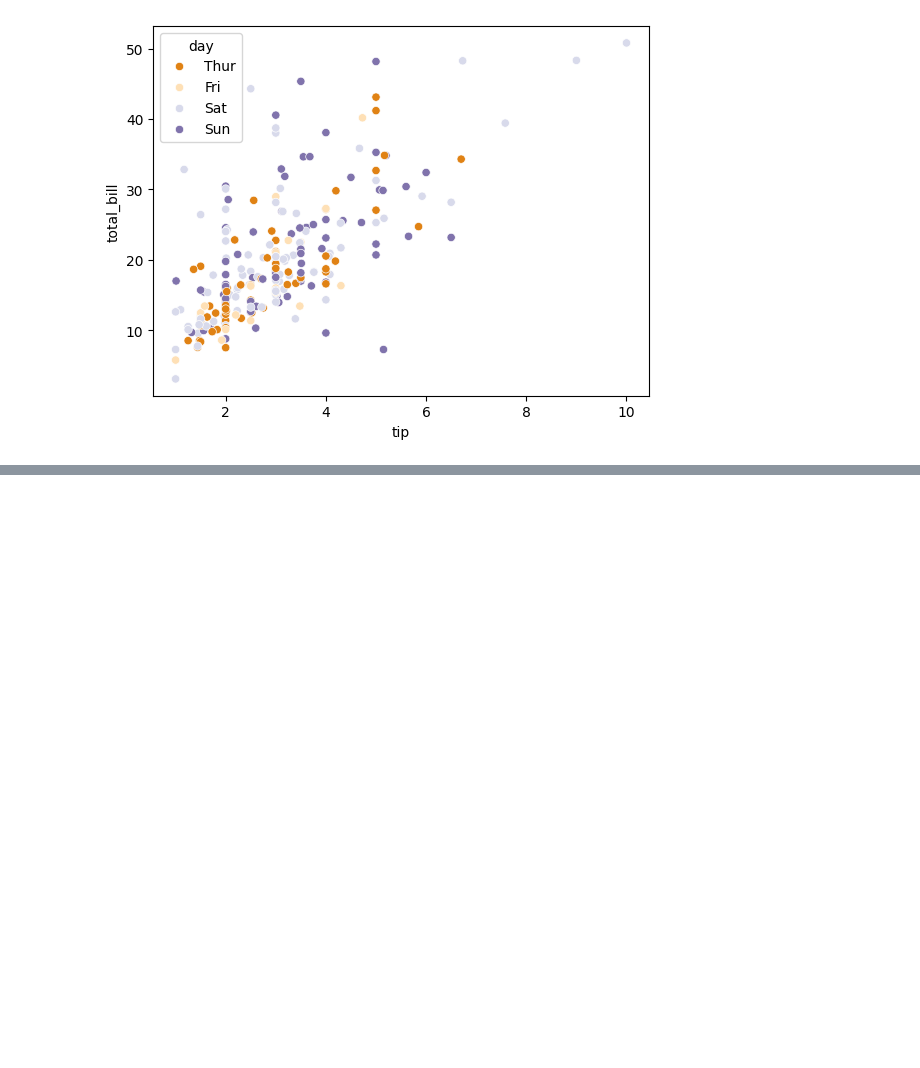
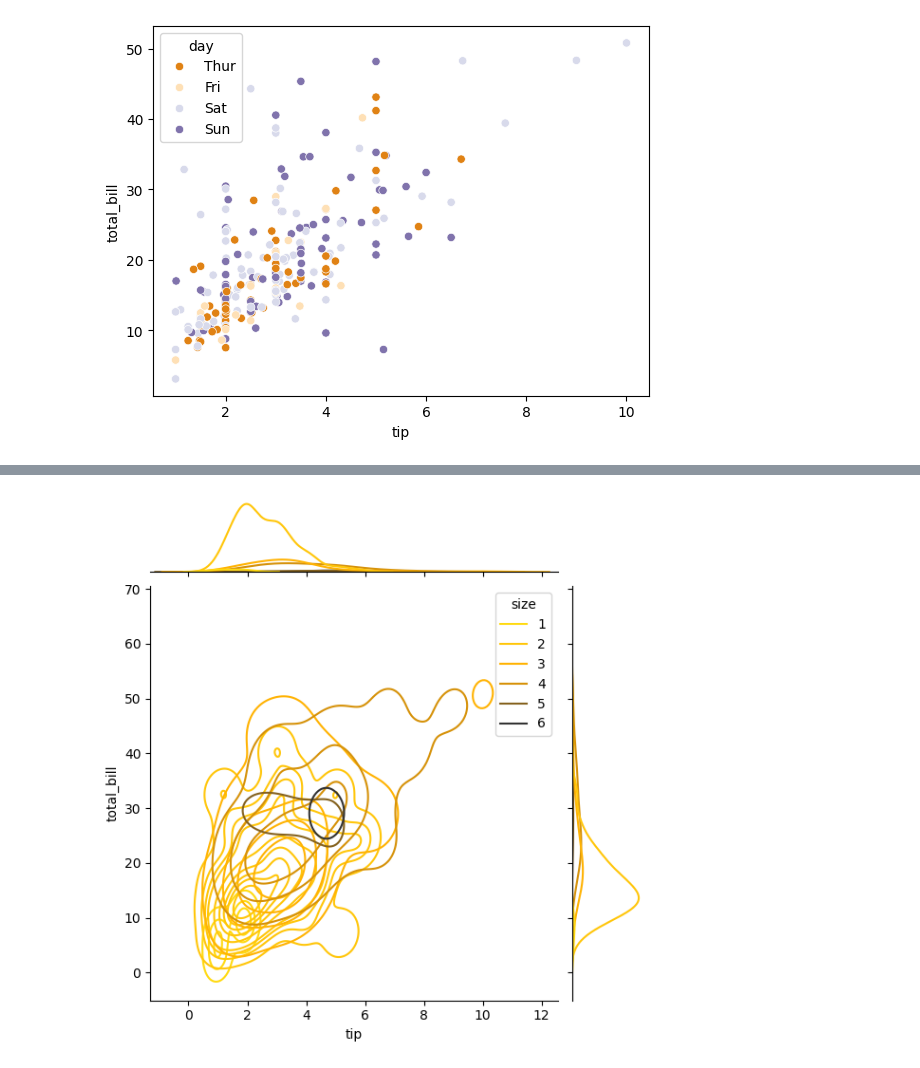
Before and after one commit to prashant-210110/programs, a Jupyter notebook: seaborn.ipynb, the cells around one changed output, grey strips where cells are left out. Cells and saved outputs as stored; diff of their text form; code cells hidden in the pictures; blank space fills up the shorter version.

```diff
--- a/seaborn.ipynb
+++ b/seaborn.ipynb
@@ -112,0 +123,5 @@ plt.show()
+# %%
+sb.jointplot(x="tip",y="total_bill",data=a,hue="size",palette='Wistia_d',kind="kde")
+plt.show()
+# %% [output]
+[figure, added]
```
Also changed, not shown: parts of 12 cells of this notebook, 1 other file.
